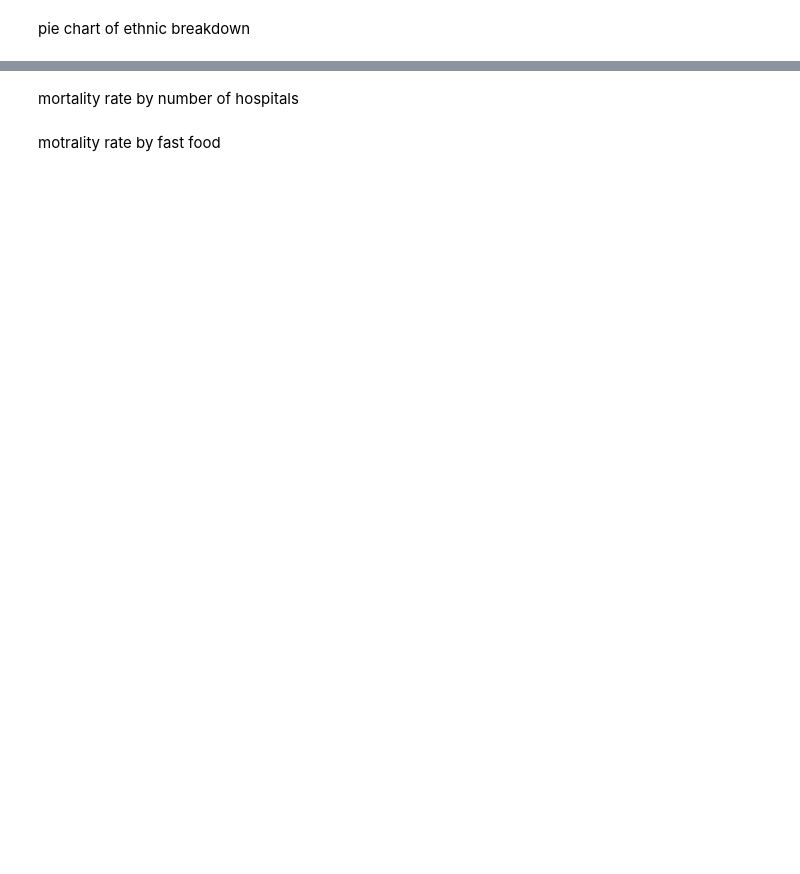
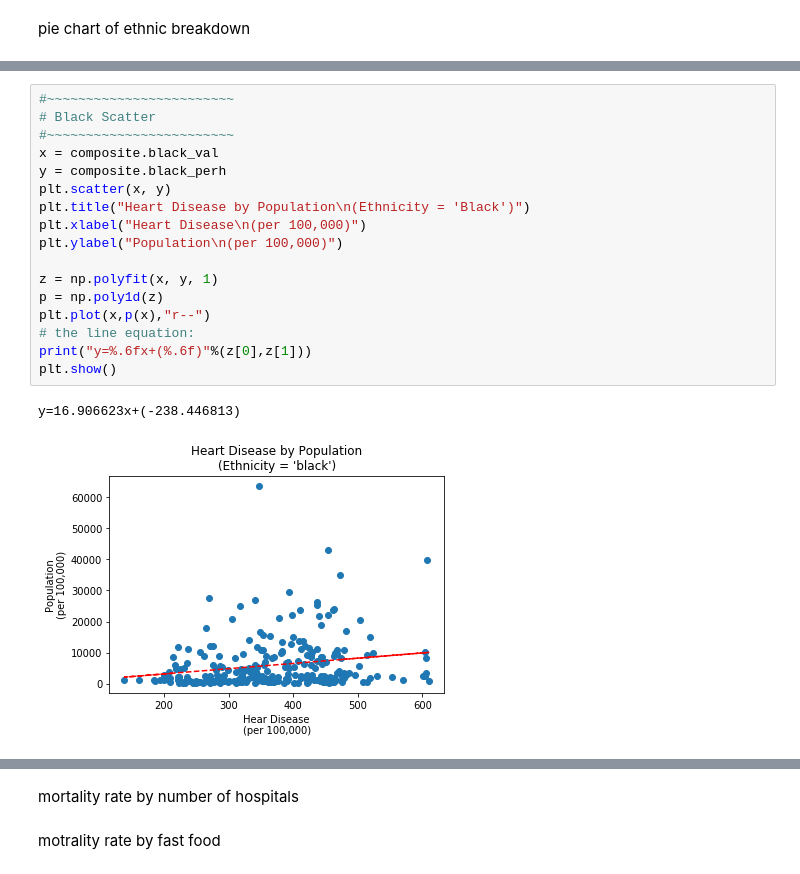
Before and after one commit to petersmyers/Project1, a Jupyter notebook: Project1_Visualizations.ipynb, the cells around one changed output, grey strips where cells are left out. Cells and saved outputs as stored; diff of their text form; blank space fills up the shorter version.

```diff
--- a/Project1_Visualizations.ipynb
+++ b/Project1_Visualizations.ipynb
@@ -143,0 +148,20 @@ len(composite.white_perh)
+# %%
+#~~~~~~~~~~~~~~~~~~~~~~~~
+# Black Scatter
+#~~~~~~~~~~~~~~~~~~~~~~~~
+x = composite.black_val
+y = composite.black_perh
+plt.scatter(x, y)
+plt.title("Heart Disease by Population\n(Ethnicity = 'Black')")
+plt.xlabel("Heart Disease\n(per 100,000)")
+plt.ylabel("Population\n(per 100,000)")
+
+z = np.polyfit(x, y, 1)
+p = np.poly1d(z)
+plt.plot(x,p(x),"r--")
+# the line equation:
+print("y=%.6fx+(%.6f)"%(z[0],z[1]))
+plt.show()
+# %% [output]
+y=16.906623x+(-238.446813)
+[figure, added]
```
Also changed, not shown: parts of 28 cells of this notebook, 4 other files.
